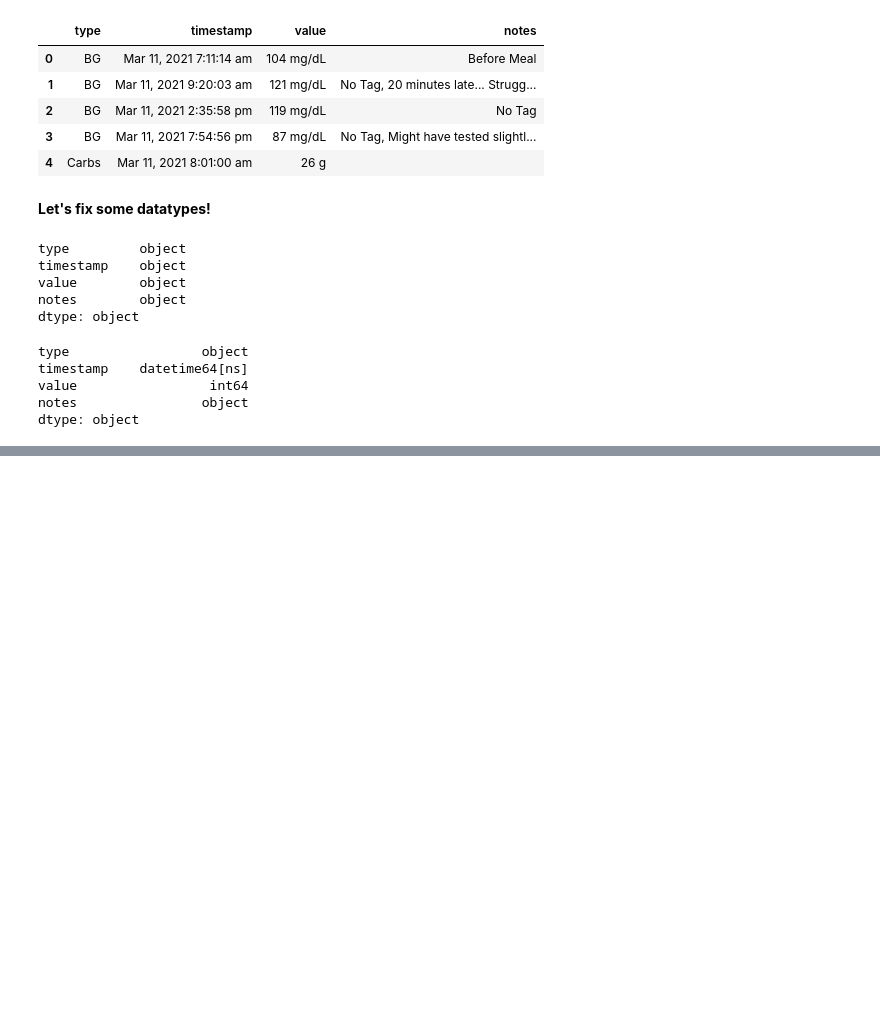
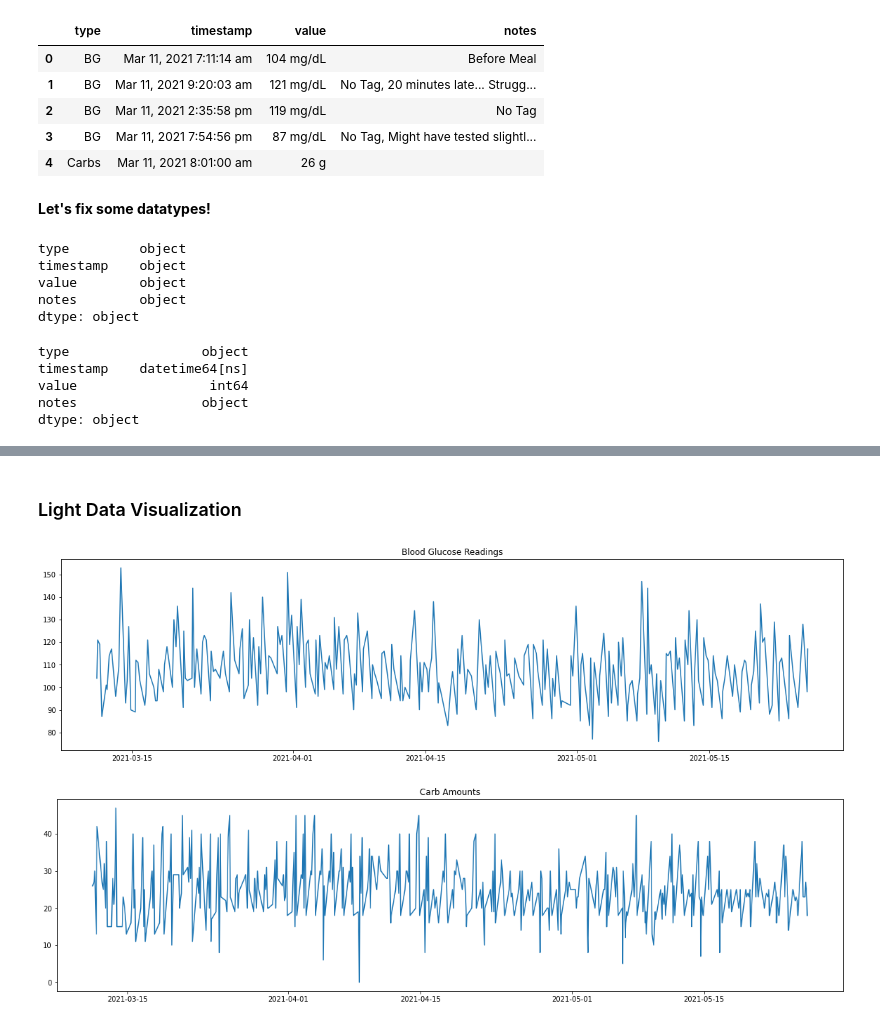
Before and after one commit to JessicaELewis/GDB-Onset-Estimation, a Jupyter notebook: 1_data-wrangling.ipynb, the cells around one changed output, grey strips where cells are left out. Cells and saved outputs as stored; diff of their text form; code cells hidden in the pictures; blank space fills up the shorter version.

```diff
--- a/1_data-wrangling.ipynb
+++ b/1_data-wrangling.ipynb
@@ -66,5 +73,5 @@ getData();
 # %%
-data = pd.read_json('onetouch.json')
+data = pd.read_json('data/onetouch.json')
 data.columns = ['type', 'timestamp', 'value', 'notes']
 # %%
 data.head()
@@ -107,0 +114,4 @@ len(data.index.unique()), len(data)
+# %%
+# Good to go!
+data.set_index('timestamp', inplace=True)
+data.sort_index(inplace=True)
@@ -107,0 +141,19 @@ len(data.index.unique()), len(data)
+# %% [markdown]
+### Light Data Visualization
+# %%
+bg = data[data.type == 'BG']
+
+plt.figure(figsize=(20,5))
+plt.plot(bg.index, bg.value)
+plt.title('Blood Glucose Readings')
+plt.show()
+
+carb = data[data.type == 'Carbs']
+
+plt.figure(figsize=(20,5))
+plt.plot(carb.index, carb.value)
+plt.title('Carb Amounts')
+plt.show()
+# %% [output]
+[figure, added]
+[figure, added]
```
Also changed, not shown: parts of 41 cells of this notebook, 1 other file.
